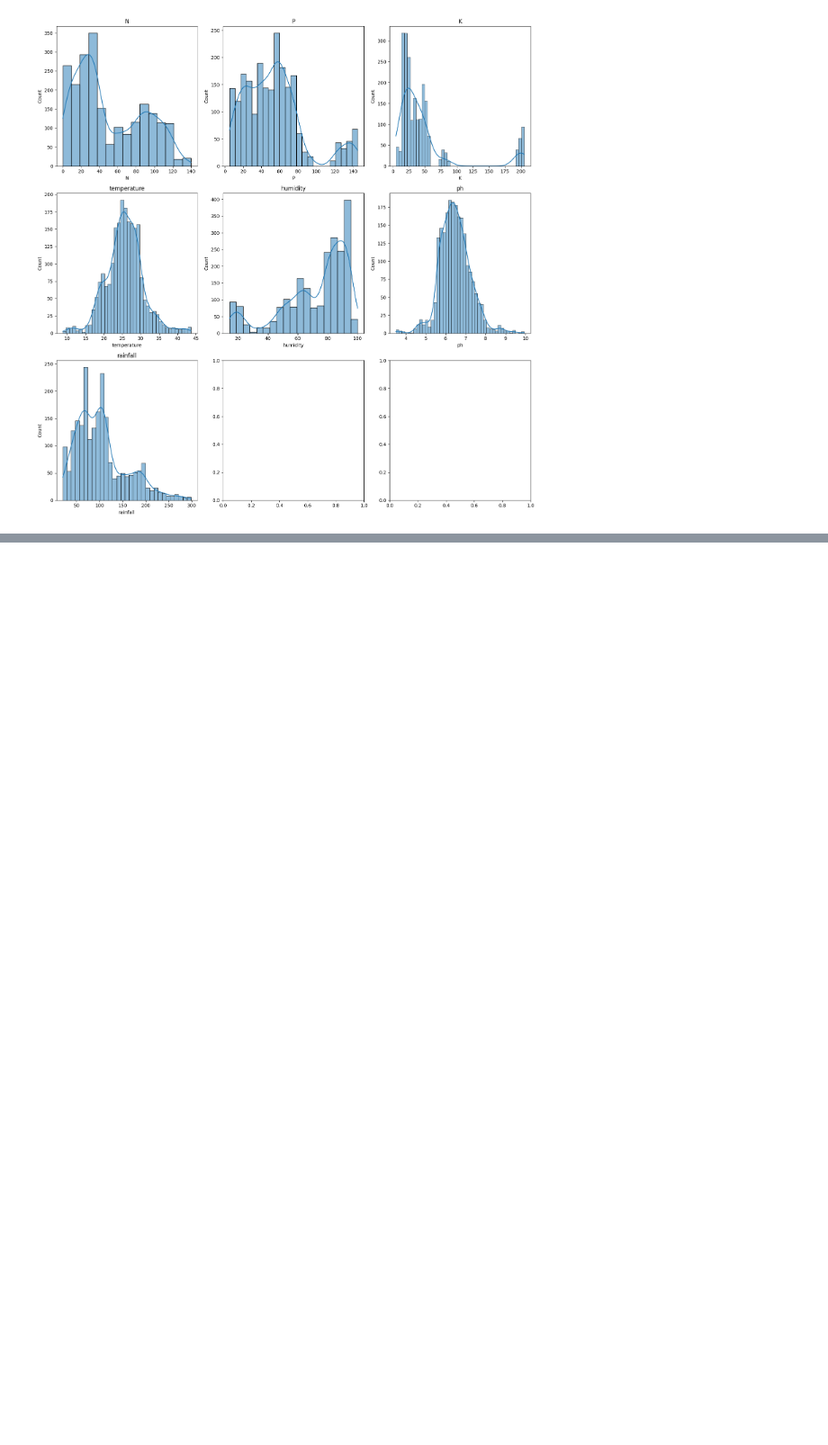
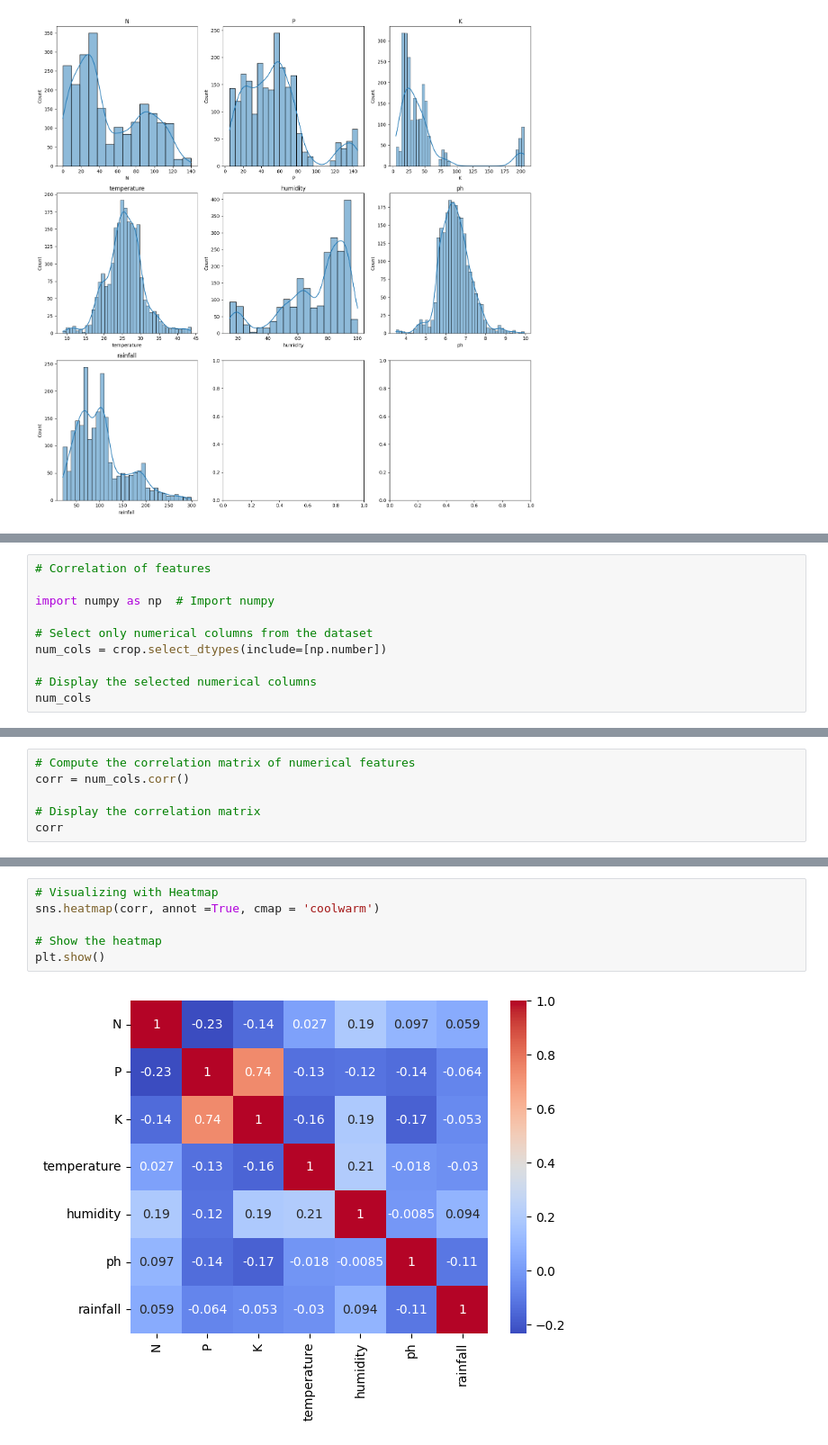
Before and after one commit to VarunTurbo/Crop_Fertilizer_RS, a Jupyter notebook: Crop and Fertilizer RS/crop.ipynb, the cells around one changed output, grey strips where cells are left out. Shown: that part at 90% size. Drawn from its saved outputs; the diff is of its cells as text; blank space fills up the shorter version.

```diff
--- a/Crop and Fertilizer RS/crop.ipynb
+++ b/Crop and Fertilizer RS/crop.ipynb
@@ -161,0 +200,10 @@ plt.show()
+# %%
+# Correlation of features
+
+import numpy as np  # Import numpy
+
+# Select only numerical columns from the dataset
+num_cols = crop.select_dtypes(include=[np.number])
+
+# Display the selected numerical columns
+num_cols
@@ -161,0 +224,6 @@ plt.show()
+# %%
+# Compute the correlation matrix of numerical features
+corr = num_cols.corr()
+
+# Display the correlation matrix
+corr
@@ -161,0 +239,8 @@ plt.show()
+# %%
+# Visualizing with Heatmap
+sns.heatmap(corr, annot =True, cmap = 'coolwarm')
+
+# Show the heatmap
+plt.show()
+# %% [output]
+[figure, added]
```
Also changed, not shown: parts of 10 cells of this notebook.
